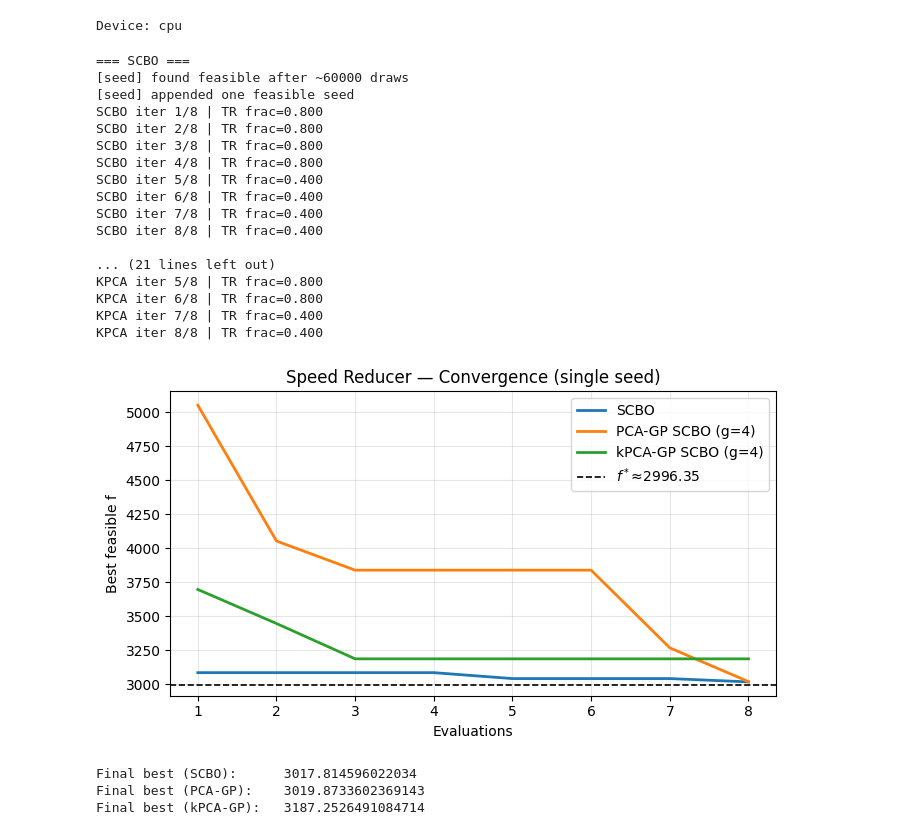
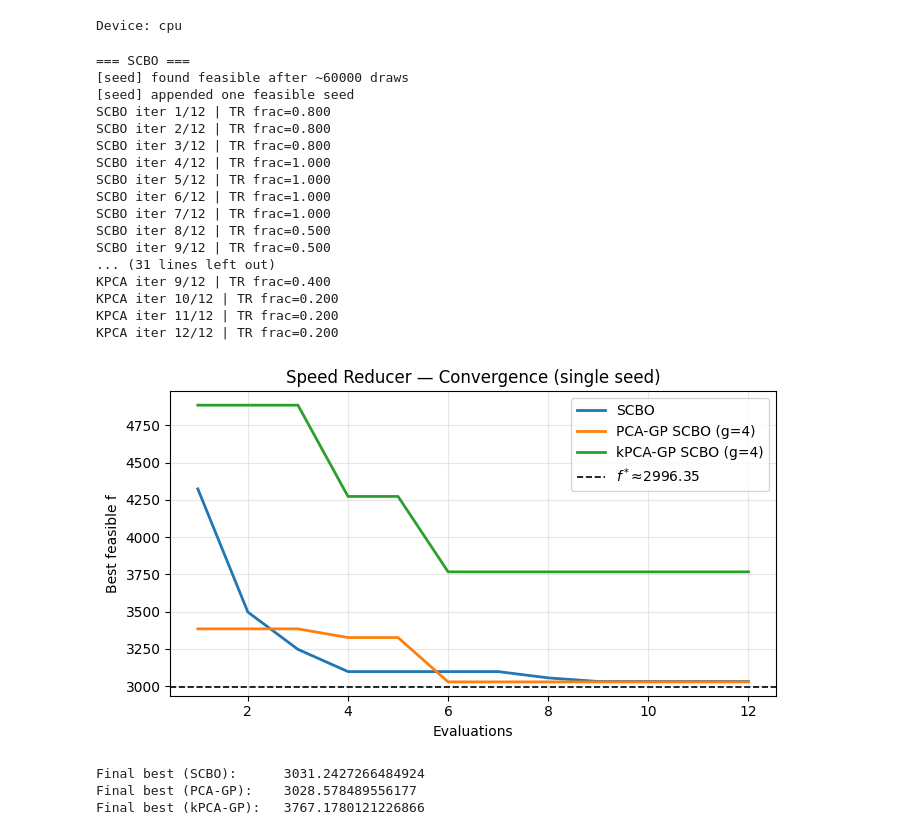
Before and after one commit to RwikKamilya/latent_space_constrained_bo, a Jupyter notebook: src/pca_scbo/latent_bo (1).ipynb, the cells around one changed output. Saved outputs shown, nothing was run; the diff lists cells and outputs as text; code cells hidden in the pictures.

```diff
--- a/src/pca_scbo/latent_bo (1).ipynb
+++ b/src/pca_scbo/latent_bo (1).ipynb
@@ -736,10 +567,10 @@ def run_bo(method="scbo", seed=42, n_init=20, iters=100, n_cand=4096,
 
 seed = 12345  # <- change this to try different randomness
 n_init = 20
-iters = 100
+iters = 12
 n_cand = 4096
 g_comp = 4  # PCA/kPCA components
-gamma = 0.2  # kPCA RBF gamma
+gamma = 0.05  # kPCA RBF gamma
 
 print("=== SCBO ===")
 res_scbo = run_bo("scbo", seed=seed, n_init=n_init, iters=iters, n_cand=n_cand)
@@ -756,48 +587,48 @@ def plot_convergence(*pairs, f_star=2996.3482):
     plt.figure(figsize=(7, 4))
     for name, res in pairs:
         y = res["best_hist"]
         x = np.arange(1, len(y) + 1)
         m = ~np.isnan(y)
         plt.plot(x[m], y[m], lw=2, label=name)
     plt.axhline(f_star, ls="--", c="k", lw=1.2, label="$f^*$≈{:.2f}".format(f_star))
     plt.xlabel("Evaluations");
     plt.ylabel("Best feasible f")
     plt.title("Speed Reducer — Convergence (single seed)")
     plt.grid(True, alpha=0.3);
     plt.legend();
     plt.tight_layout();
     plt.show()
 
 
 plot_convergence(
     ("SCBO", res_scbo),
     ("PCA-GP SCBO (g=4)", res_pca),
     ("kPCA-GP SCBO (g=4)", res_kpca),
     f_star=res_scbo["problem"].f_star_ref
 )
 
 print("Final best (SCBO):     ", np.nanmin(res_scbo["best_hist"]))
 print("Final best (PCA-GP):   ", np.nanmin(res_pca["best_hist"]))
 print("Final best (kPCA-GP):  ", np.nanmin(res_kpca["best_hist"]))
 # %% [output]
 === SCBO ===
 [seed] found feasible after ~60000 draws
 [seed] appended one feasible seed
-SCBO iter 1/8 | TR frac=0.800
-SCBO iter 2/8 | TR frac=0.800
-SCBO iter 3/8 | TR frac=0.800
-SCBO iter 4/8 | TR frac=0.800
-SCBO iter 5/8 | TR frac=0.400
-SCBO iter 6/8 | TR frac=0.400
-SCBO iter 7/8 | TR frac=0.400
-SCBO iter 8/8 | TR frac=0.400
-
-... (21 lines left out)
-KPCA iter 5/8 | TR frac=0.800
-KPCA iter 6/8 | TR frac=0.800
-KPCA iter 7/8 | TR frac=0.400
-KPCA iter 8/8 | TR frac=0.400
+SCBO iter 1/12 | TR frac=0.800
+SCBO iter 2/12 | TR frac=0.800
+SCBO iter 3/12 | TR frac=0.800
+SCBO iter 4/12 | TR frac=1.000
+SCBO iter 5/12 | TR frac=1.000
+SCBO iter 6/12 | TR frac=1.000
+SCBO iter 7/12 | TR frac=1.000
+SCBO iter 8/12 | TR frac=0.500
+SCBO iter 9/12 | TR frac=0.500
+... (31 lines left out)
+KPCA iter 9/12 | TR frac=0.400
+KPCA iter 10/12 | TR frac=0.200
+KPCA iter 11/12 | TR frac=0.200
+KPCA iter 12/12 | TR frac=0.200
-[figure, old version]
+[figure, new version]
-Final best (SCBO):      3017.814596022034
-Final best (PCA-GP):    3019.8733602369143
-Final best (kPCA-GP):   3187.2526491084714
+Final best (SCBO):      3031.2427266484924
+Final best (PCA-GP):    3028.578489556177
+Final best (kPCA-GP):   3767.1780121226866
```
Also changed, not shown: parts of 1 cell of this notebook.
